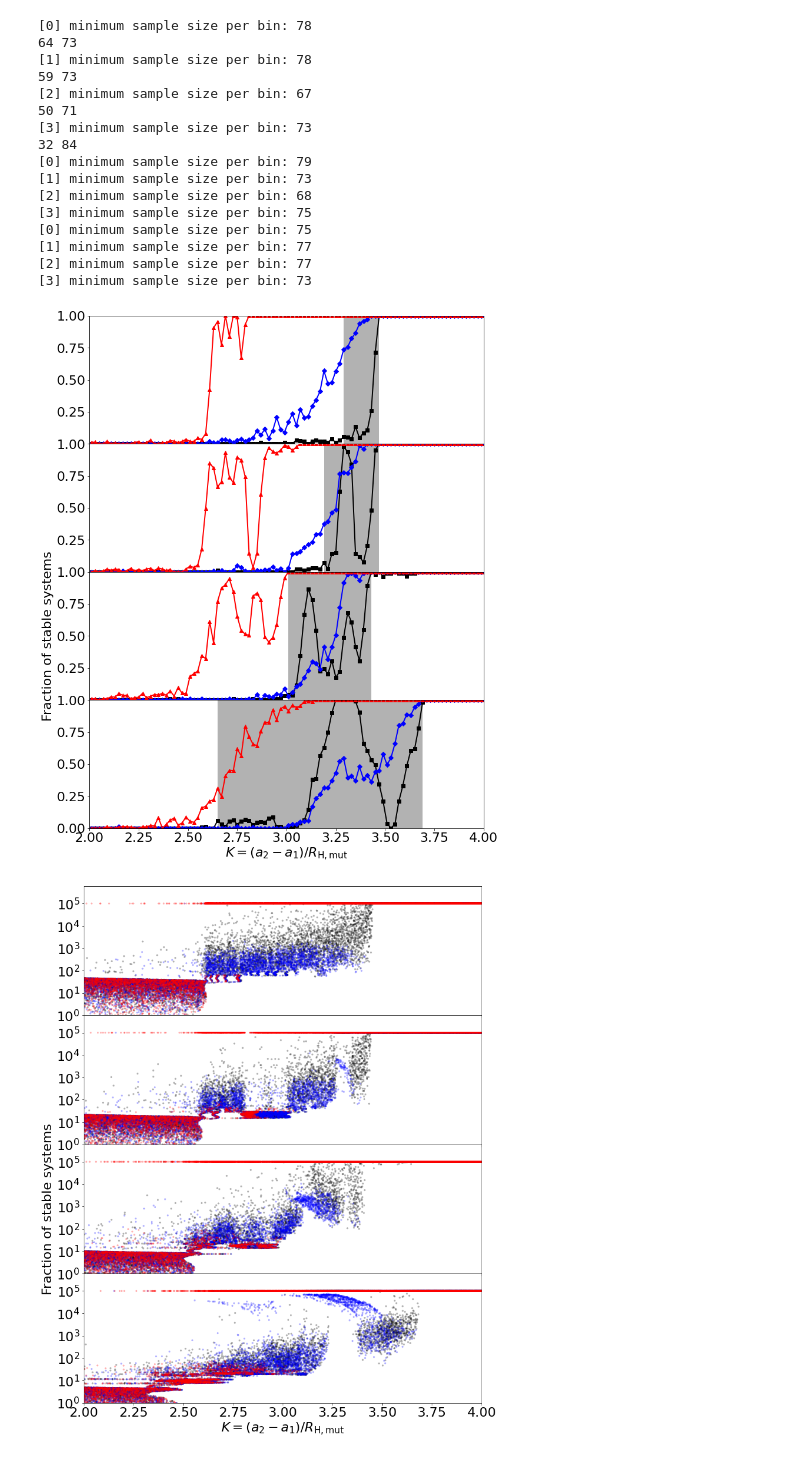
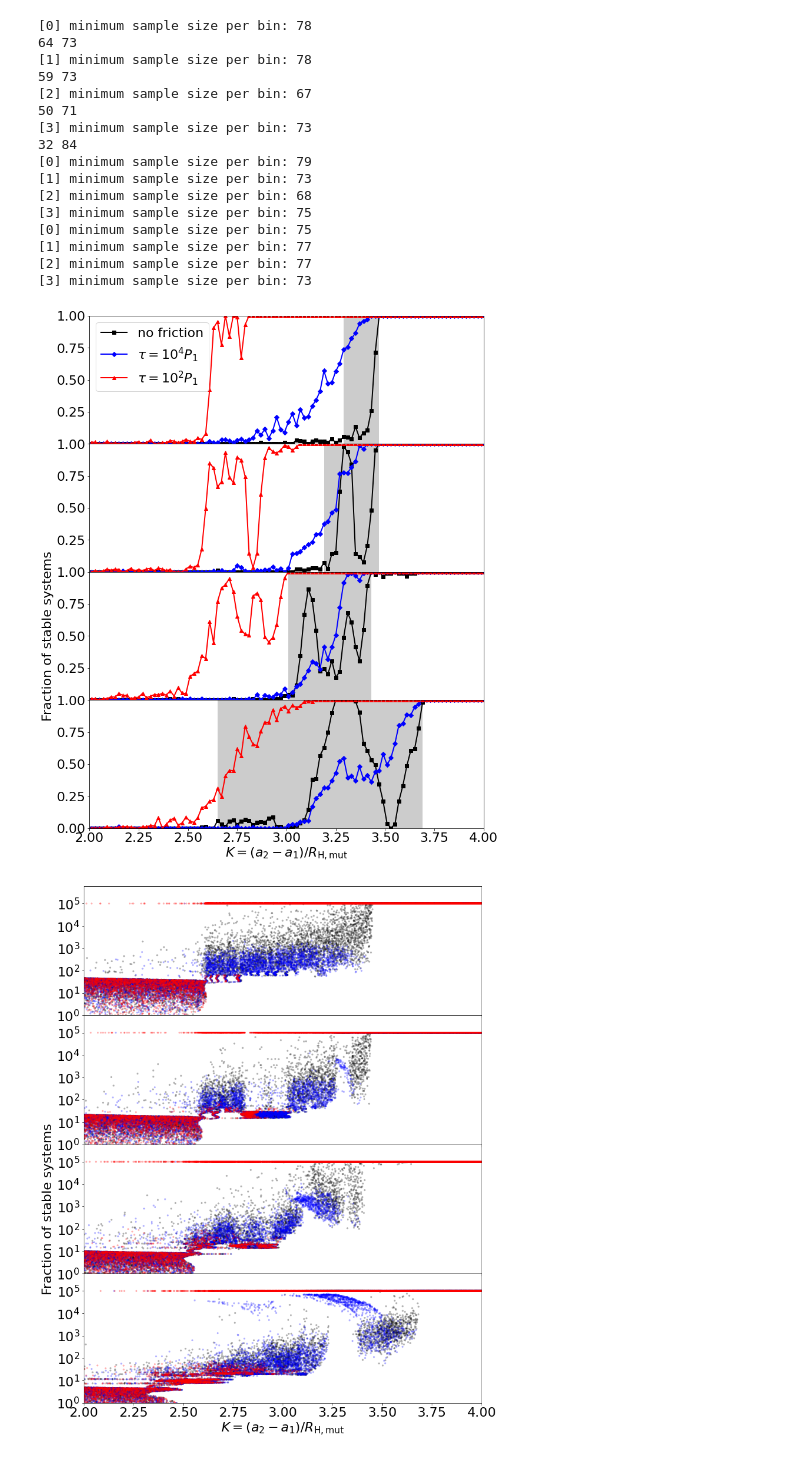
Before and after one commit to lijiaru0305/Hill-friction, a Jupyter notebook: revise-plots/1p-w-gas.ipynb, the cells around one changed output. Saved outputs shown, nothing was run; the diff lists cells and outputs as text; code cells hidden in the pictures.

```diff
--- a/revise-plots/1p-w-gas.ipynb
+++ b/revise-plots/1p-w-gas.ipynb
@@ -48,14 +48,14 @@ for iii in [0,1,2,3]:
     tot_hist, edges = np.histogram(data[:,2],bins=edges)
     print('[%1d] minimum sample size per bin:'%iii,np.min(tot_hist))
     safe_hist, edges = np.histogram(data[:,2][data[:,0]>0.5],bins=edges)
-    axs[iii].plot(bins,safe_hist/tot_hist,'s-',c='k',lw=2)
+    axs[iii].plot(bins,safe_hist/tot_hist,'s-',c='k',lw=2,label='no friction')
     #axs[iii].scatter(bins,safe_hist/tot_hist,c='k',s=10,marker='s')
 
     dpc = 0.04
     igzmin = np.argmax(safe_hist/tot_hist>dpc)
     igzmax = len(bins) - np.argmax((safe_hist/tot_hist)[::-1]<(1-dpc))
     print(igzmin,igzmax)
-    axs[iii].fill_between(bins[[igzmin,igzmax]],[0,0],[1,1],edgecolor='none',facecolor='k',alpha=0.3)
+    axs[iii].fill_between(bins[[igzmin,igzmax]],[0,0],[1,1],edgecolor='none',facecolor='k',alpha=0.2)
 
 
 
@@ -71,7 +71,7 @@ for iii in [0,1,2,3]:
     tot_hist, edges = np.histogram(data[:,2],bins=edges)
     print('[%1d] minimum sample size per bin:'%iii,np.min(tot_hist))
     safe_hist, edges = np.histogram(data[:,2][data[:,0]>0.5],bins=edges)
-    axs[iii].plot(bins,safe_hist/tot_hist,'D-',c='b',lw=2)
+    axs[iii].plot(bins,safe_hist/tot_hist,'D-',c='b',lw=2,label=r'$\tau = 10^4P_1$')
 
 for iii in [0,1,2,3]:
     mu = mu_l[iii]
@@ -81,40 +81,40 @@ for iii in [0,1,2,3]:
     tot_hist, edges = np.histogram(data[:,2],bins=edges)
     print('[%1d] minimum sample size per bin:'%iii,np.min(tot_hist))
     safe_hist, edges = np.histogram(data[:,2][data[:,0]>0.5],bins=edges)
-    axs[iii].plot(bins,safe_hist/tot_hist,'^-',c='r',lw=2)
+    axs[iii].plot(bins,safe_hist/tot_hist,'^-',c='r',lw=2,label=r'$\tau = 10^2P_1$')
 
 
 
 axs[-1].set_yticks([0.0,0.25,0.5,0.75,1.0])
-#axs[0].legend()
+axs[0].legend()
 
 axs[-1].set_xlabel(r'$K= (a_2-a_1)/R_{\rm H,mut}}$')
 axs[2].set_ylabel('Fraction of stable systems')
 
 axs[-1].set_xlim([2.0,4.0])
 axs[-1].set_ylim([0.0,1.0])
 #axs[3].set_xticks(np.linspace(2.0,4.0,11))
 
 plt.savefig('./pics/pics-fraction_wf-wRH-rev.pdf',bbox_inches='tight',transparent=True)
 plt.savefig('./pics/pics-fraction_wf-wRH-rev.png',bbox_inches='tight',transparent=True)
 # %% [output]
 [0] minimum sample size per bin: 78
 64 73
 [1] minimum sample size per bin: 78
 59 73
 [2] minimum sample size per bin: 67
 50 71
 [3] minimum sample size per bin: 73
 32 84
 [0] minimum sample size per bin: 79
 [1] minimum sample size per bin: 73
 [2] minimum sample size per bin: 68
 [3] minimum sample size per bin: 75
 [0] minimum sample size per bin: 75
 [1] minimum sample size per bin: 77
 [2] minimum sample size per bin: 77
 [3] minimum sample size per bin: 73
-[figure, old version]
+[figure, new version]
 # %%
 def resonance_to_K(res_val,mu):
     P1 = 1**(-1.5)
```
Also changed, not shown: 7 other files.
